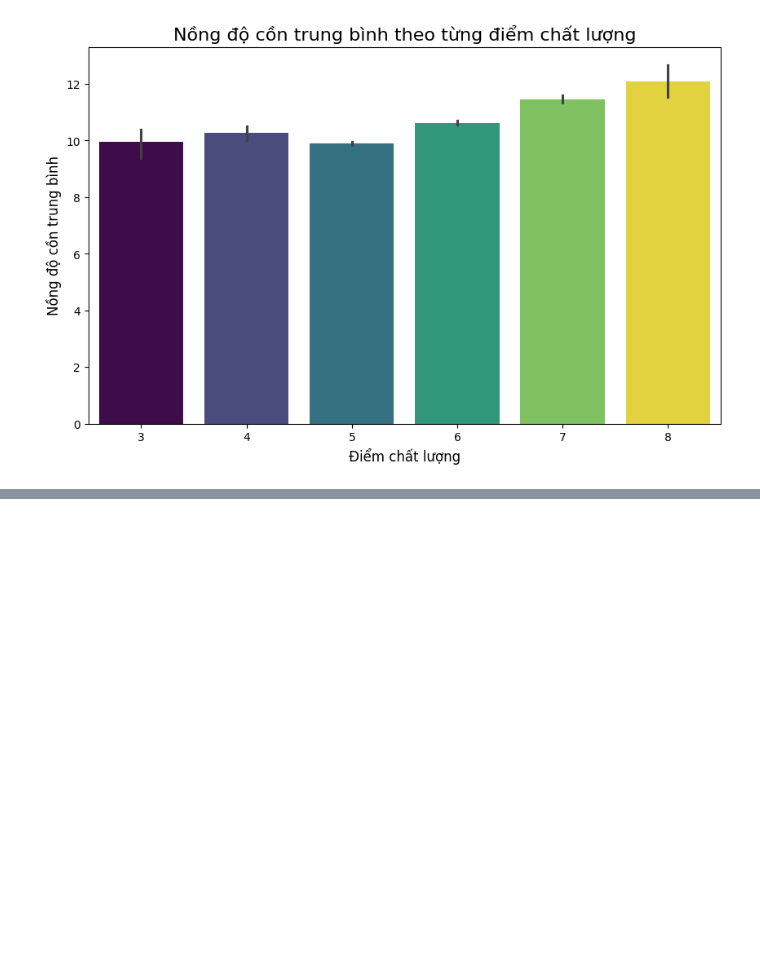
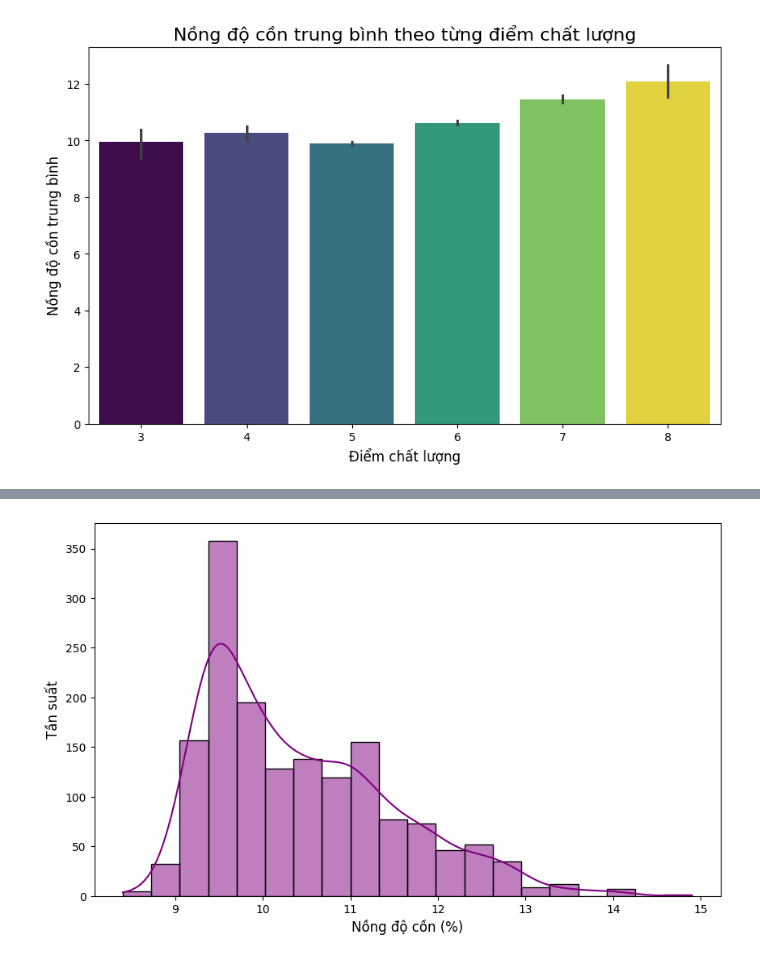
Before and after one commit to plkimtuyen05-boop/ktltsp.ueh25, a Jupyter notebook: midterm/th1 thong ke mo ta.ipynb, the cells around one changed output, grey strips where cells are left out. Cells and saved outputs as stored; diff of their text form; code cells hidden in the pictures; blank space fills up the shorter version.

```diff
--- a/midterm/th1 thong ke mo ta.ipynb
+++ b/midterm/th1 thong ke mo ta.ipynb
@@ -278,0 +291,10 @@ plt.show()
+# %%
+#Phân bố tần suất nồng độ cồn
+plt.figure(figsize=(10, 6))
+sns.histplot(wine_data['alcohol'], kde=True, bins=20, color='purple')
+plt.xlabel('Nồng độ cồn (%)', fontsize=12)
+plt.ylabel('Tần suất', fontsize=12)
+plt.savefig('Phan bo tan suat nong do con bth 1.png')
+plt.show()
+# %% [output]
+[figure, added]
```
Also changed, not shown: parts of 3 cells of this notebook, 3 other files.
